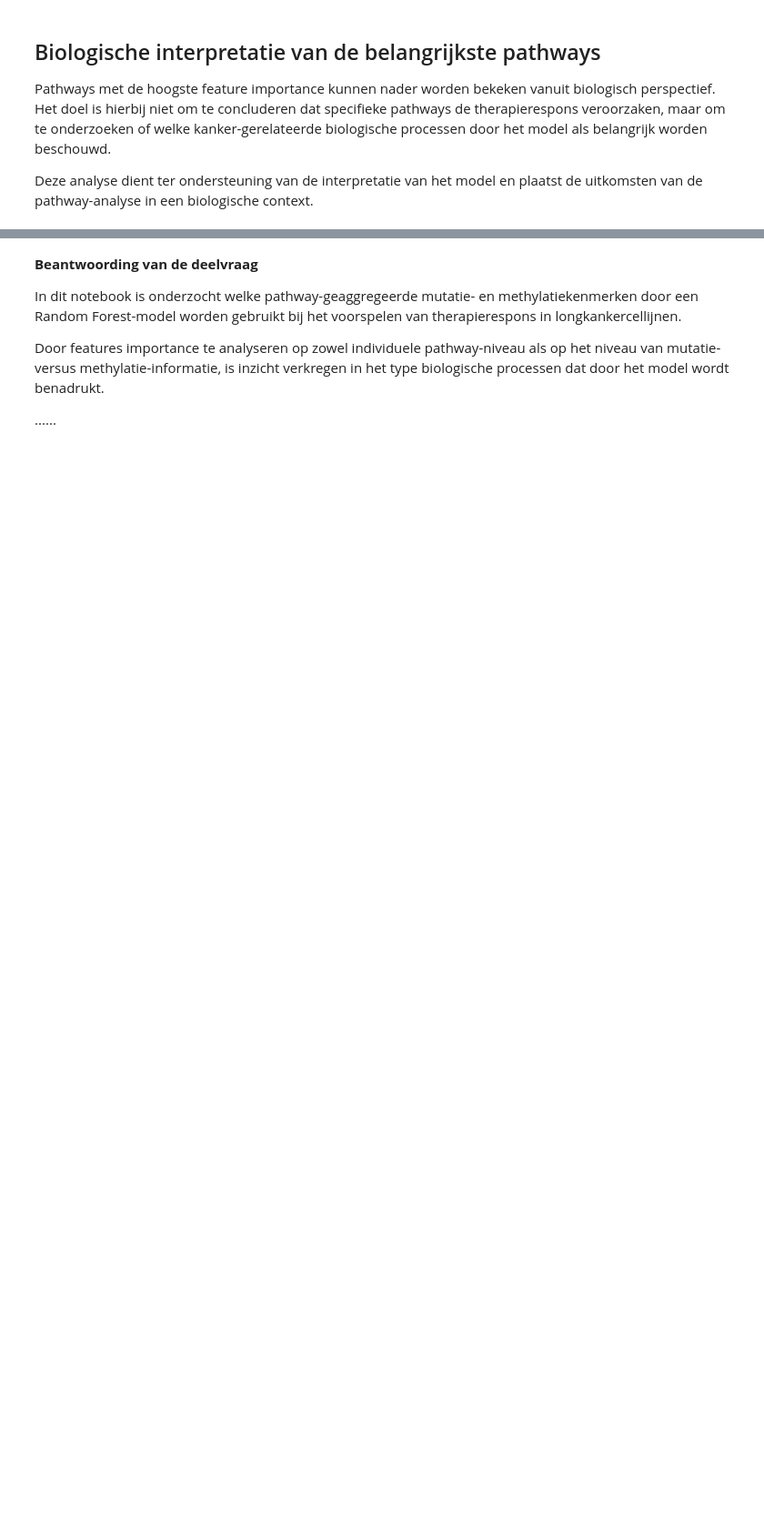
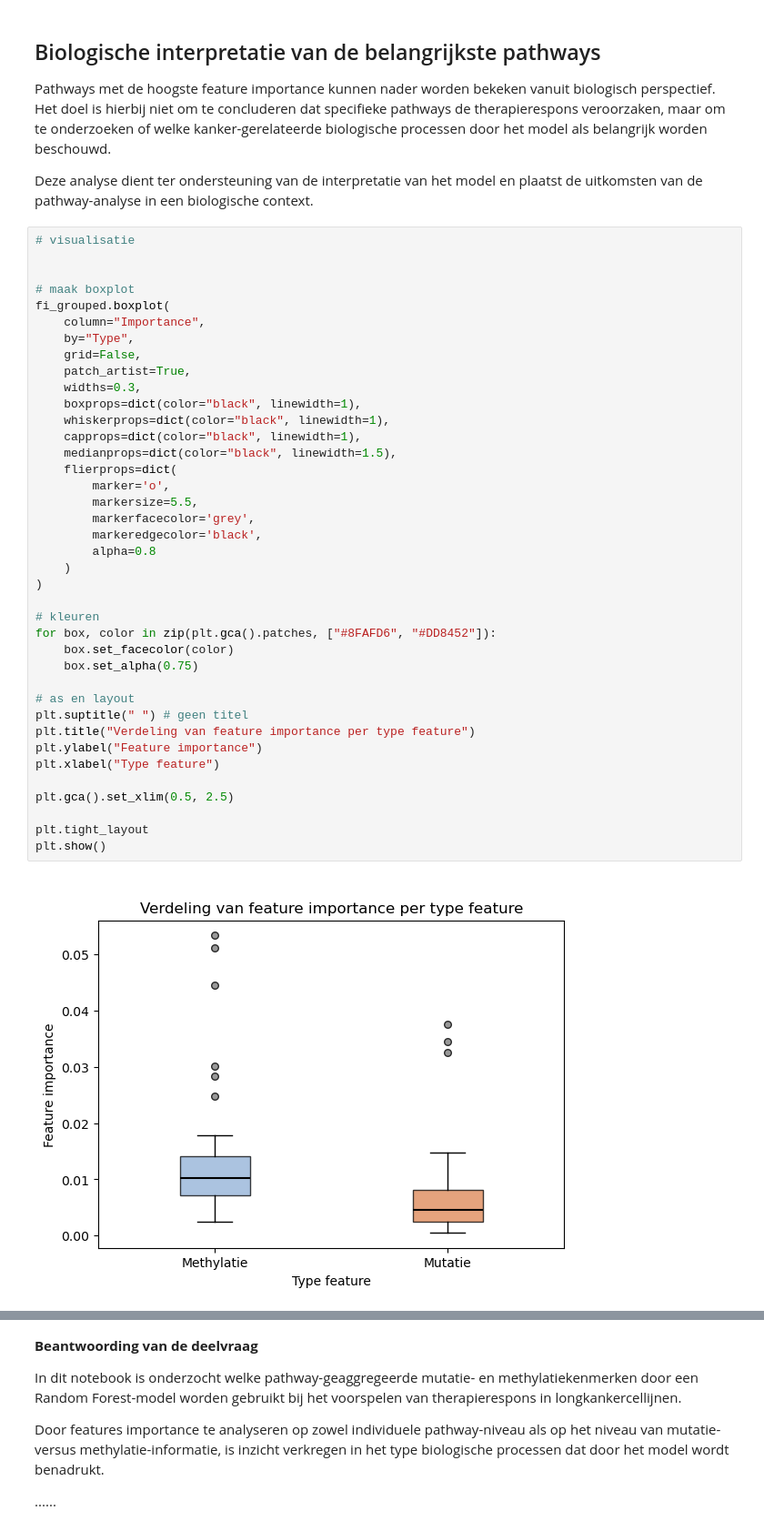
Before and after one commit to ProjecticumDlerpDs/ml_oncoresponse, a Jupyter notebook: notebooks/dv2_model_interpretatie.ipynb, the cells around one changed output, grey strips where cells are left out. Shown at 91% size. Cells and saved outputs as stored; diff of their text form; blank space fills up the shorter version.

```diff
--- a/notebooks/dv2_model_interpretatie.ipynb
+++ b/notebooks/dv2_model_interpretatie.ipynb
@@ -129,3 +202,44 @@ Om de feature importance verder samen te vatten, worden de pathway-features gegr
 Pathways met de hoogste feature importance kunnen nader worden bekeken vanuit biologisch perspectief. Het doel is hierbij niet om te concluderen dat specifieke pathways de therapierespons veroorzaken, maar om te onderzoeken of welke kanker-gerelateerde biologische processen door het model als belangrijk worden beschouwd.
 
 Deze analyse dient ter ondersteuning van de interpretatie van het model en plaatst de uitkomsten van de pathway-analyse in een biologische context.
+# %%
+# visualisatie
+
+
+# maak boxplot
+fi_grouped.boxplot(
+    column="Importance",
+    by="Type",
+    grid=False,
+    patch_artist=True,
+    widths=0.3,
+    boxprops=dict(color="black", linewidth=1),
+    whiskerprops=dict(color="black", linewidth=1),
+    capprops=dict(color="black", linewidth=1),
+    medianprops=dict(color="black", linewidth=1.5),
+    flierprops=dict(
+        marker='o',
+        markersize=5.5,
+        markerfacecolor='grey',
+        markeredgecolor='black',
+        alpha=0.8
+    )
+)
+
+# kleuren
+for box, color in zip(plt.gca().patches, ["#8FAFD6", "#DD8452"]):
+    box.set_facecolor(color)
+    box.set_alpha(0.75)
+
+# as en layout
+plt.suptitle(" ") # geen titel
+plt.title("Verdeling van feature importance per type feature")
+plt.ylabel("Feature importance")
+plt.xlabel("Type feature")
+
+plt.gca().set_xlim(0.5, 2.5)
+
+plt.tight_layout
+plt.show()
+# %% [output]
+[figure, added]
```
Also changed, not shown: parts of 5 cells of this notebook.
